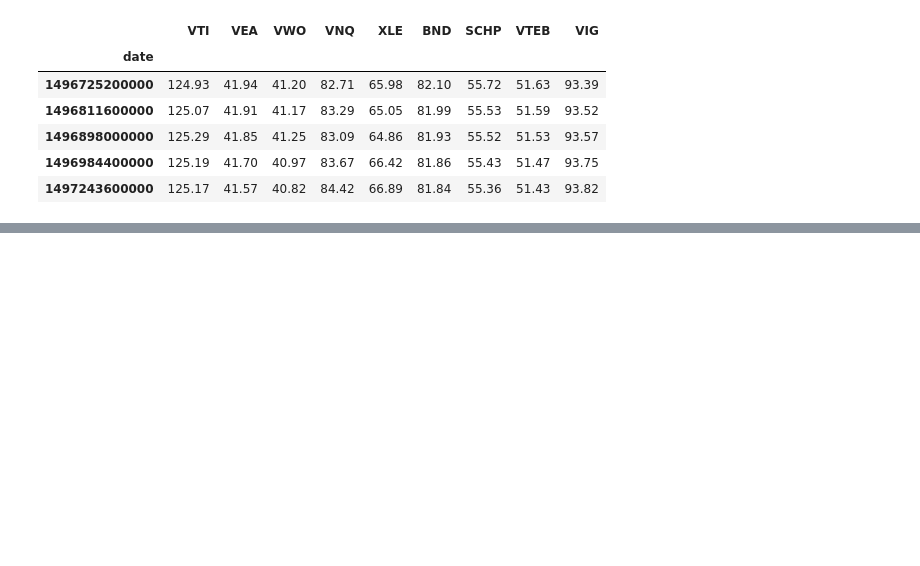
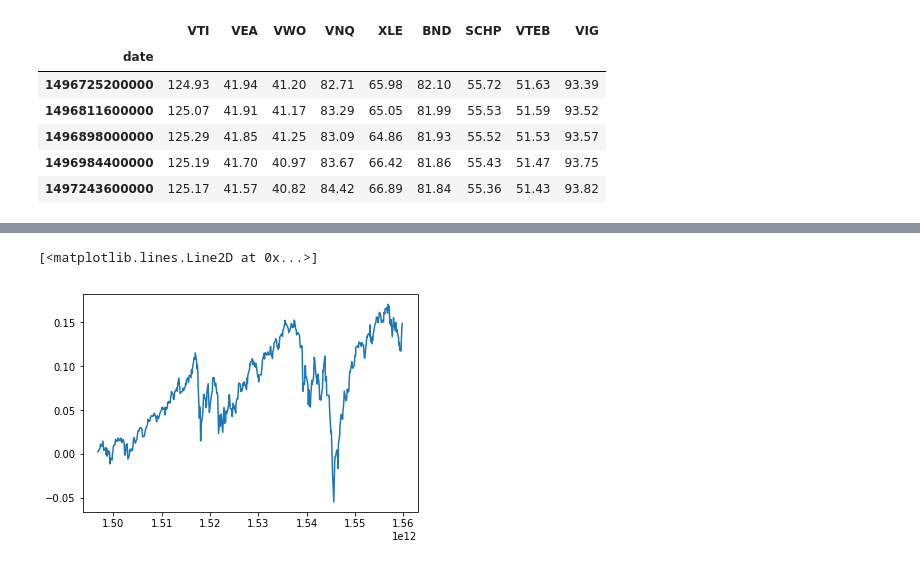
Before and after one commit to jacoblucas95/Portfolio-Optimizer, a Jupyter notebook: setup/data/allo_chart.ipynb, the cells around one changed output, grey strips where cells are left out. Saved outputs shown, nothing was run; the diff lists cells and outputs as text; code cells hidden in the pictures; blank space fills up the shorter version.

```diff
--- a/setup/data/allo_chart.ipynb
+++ b/setup/data/allo_chart.ipynb
@@ -38,10 +40,3 @@ stock_close.head()
 | 1496898000000 | 125.29 | 41.85 | 41.25 | 83.09 | 64.86 | 81.93 | 55.52 | 51.53 | 93.57 |
 | 1496984400000 | 125.19 | 41.70 | 40.97 | 83.67 | 66.42 | 81.86 | 55.43 | 51.47 | 93.75 |
 | 1497243600000 | 125.17 | 41.57 | 40.82 | 84.42 | 66.89 | 81.84 | 55.36 | 51.43 | 93.82 |
-# %%
-allos = []
-for i in data:
-    x = i['volatility']
-    if 0.1210 < x < 0.1214:
-        allos.append(i['allocations'])
-allos
@@ -66,0 +43,9 @@ allos
+# %%
+seq = max(x['sharpe'] for x in data)
+seq
+new_allos = []
+for i in data:
+    max_sharpe = i['sharpe']
+    if max_sharpe == seq:
+        new_allos.append(i['allocations'])
+new_allos
@@ -139,0 +101,5 @@ stock_close
+# %%
+plt.plot(stock_close['returns'])
+# %% [output]
+[<matplotlib.lines.Line2D at 0x...>]
+[figure, added]
```
Also changed, not shown: parts of 5 cells of this notebook, 2 other files.
